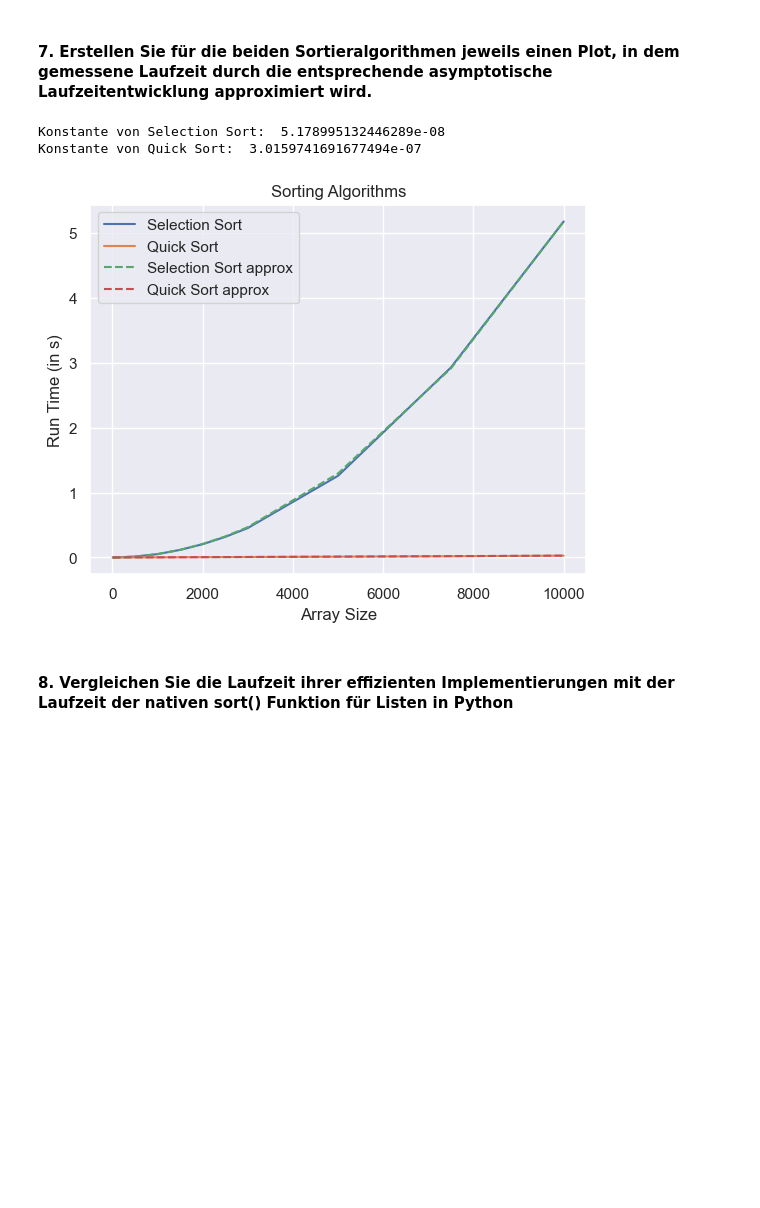
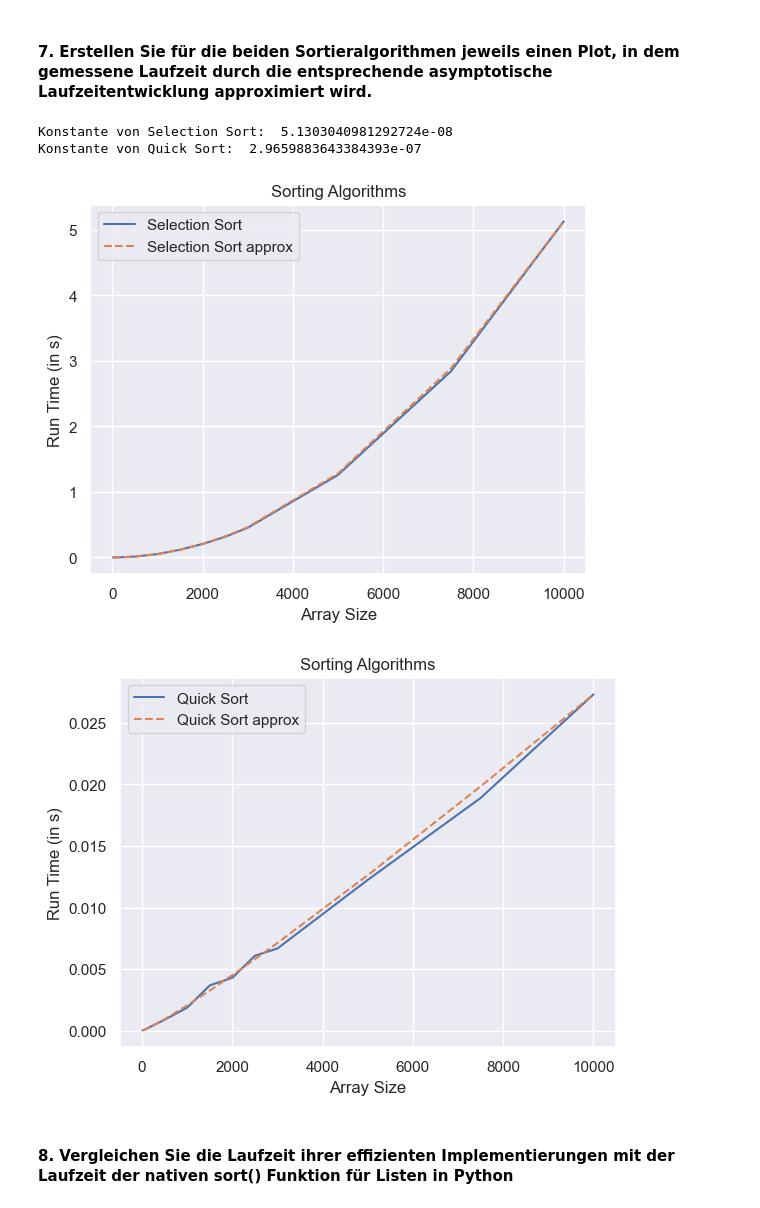
Before and after one commit to jonny-vr/University, a Jupyter notebook: Hausuebung8/sorting.ipynb, the cells around one changed output. Saved outputs shown, nothing was run; the diff lists cells and outputs as text; code cells hidden in the pictures; blank space fills up the shorter version.

```diff
--- a/Hausuebung8/sorting.ipynb
+++ b/Hausuebung8/sorting.ipynb
@@ -178,32 +178,36 @@ plt.legend()
 # %%
 # Hier kommen die Plots!
 selec_square = np.array(arrar_sizes) * arrar_sizes
 quick_nlogn = np.array(arrar_sizes) * np.log(arrar_sizes)
 
 C1: float =  s_times[-1] / selec_square[-1]
 C2: float = q_times[-1] / quick_nlogn[-1]
 
 selec_asympt = selec_square * C1
 quick_asympt = quick_nlogn * C2
 
 print("Konstante von Selection Sort:  " + str(C1))
 print("Konstante von Quick Sort:  " + str(C2))
-
-fig2 = plt.figure()
+plt.title("Sorting Algorithms")
+plt.xlabel("Array Size")
+plt.ylabel("Run Time (in s)")
+plt.plot(arrar_sizes,s_times, label="Selection Sort")
+plt.plot(arrar_sizes,selec_asympt,label="Selection Sort approx", linestyle= "dashed")
+plt.legend()
+plt.show()
 
 plt.title("Sorting Algorithms")
 plt.xlabel("Array Size")
 plt.ylabel("Run Time (in s)")
-plt.plot(arrar_sizes,s_times, label="Selection Sort")
 plt.plot(arrar_sizes,q_times, label = "Quick Sort")
-plt.plot(arrar_sizes,selec_asympt,label="Selection Sort approx", linestyle= "dashed")
 plt.plot(arrar_sizes,quick_asympt, label = "Quick Sort approx", linestyle= "dashed")
 plt.legend()
 plt.show()
 # %% [output]
-Konstante von Selection Sort:  5.178995132446289e-08
-Konstante von Quick Sort:  3.0159741691677494e-07
+Konstante von Selection Sort:  5.1303040981292724e-08
+Konstante von Quick Sort:  2.9659883643384393e-07
-[figure, old version]
+[figure, new version]
+[figure, added]
 # %% [markdown]
 #### 8. Vergleichen Sie die Laufzeit ihrer effizienten Implementierungen mit der Laufzeit der nativen sort() Funktion für Listen in Python
 # %%
```
Also changed, not shown: parts of 7 cells of this notebook.
